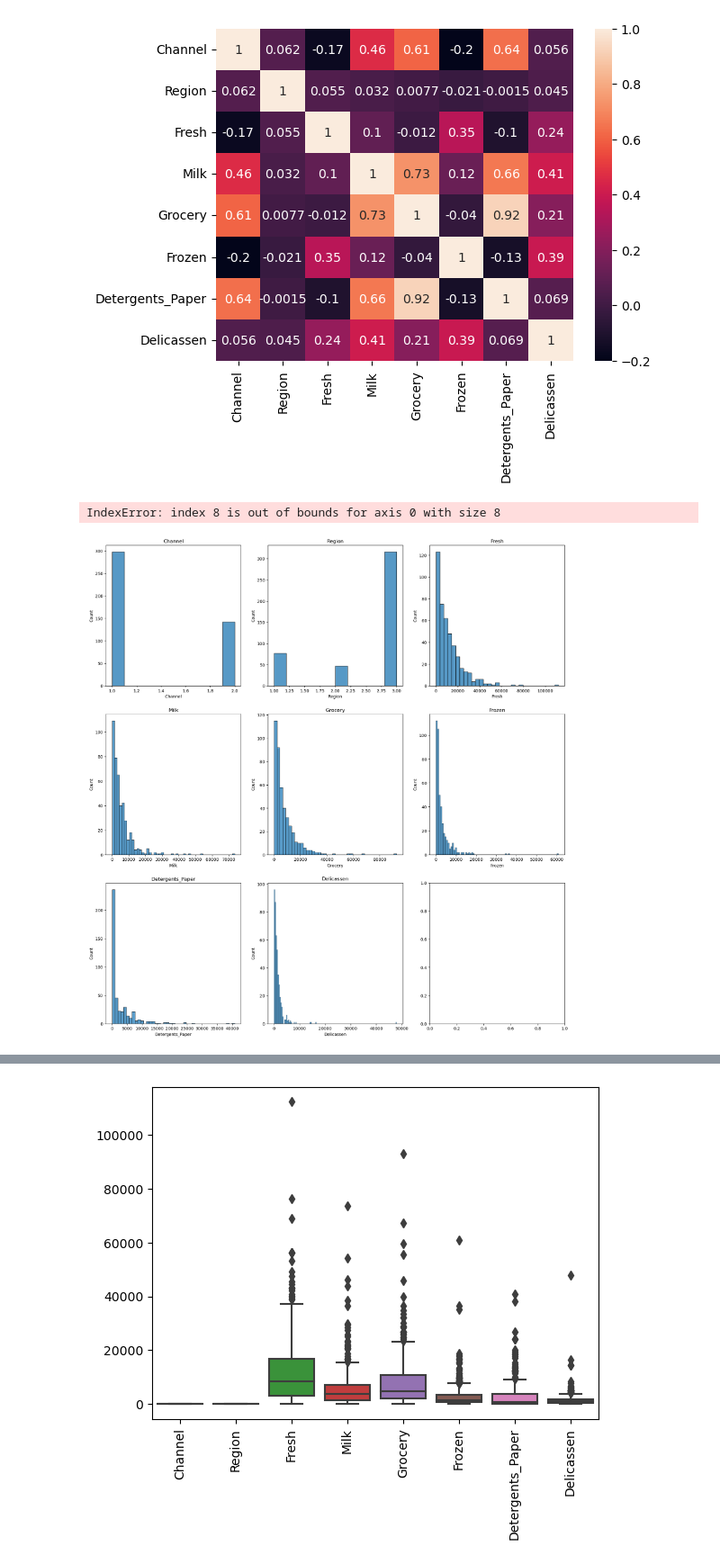
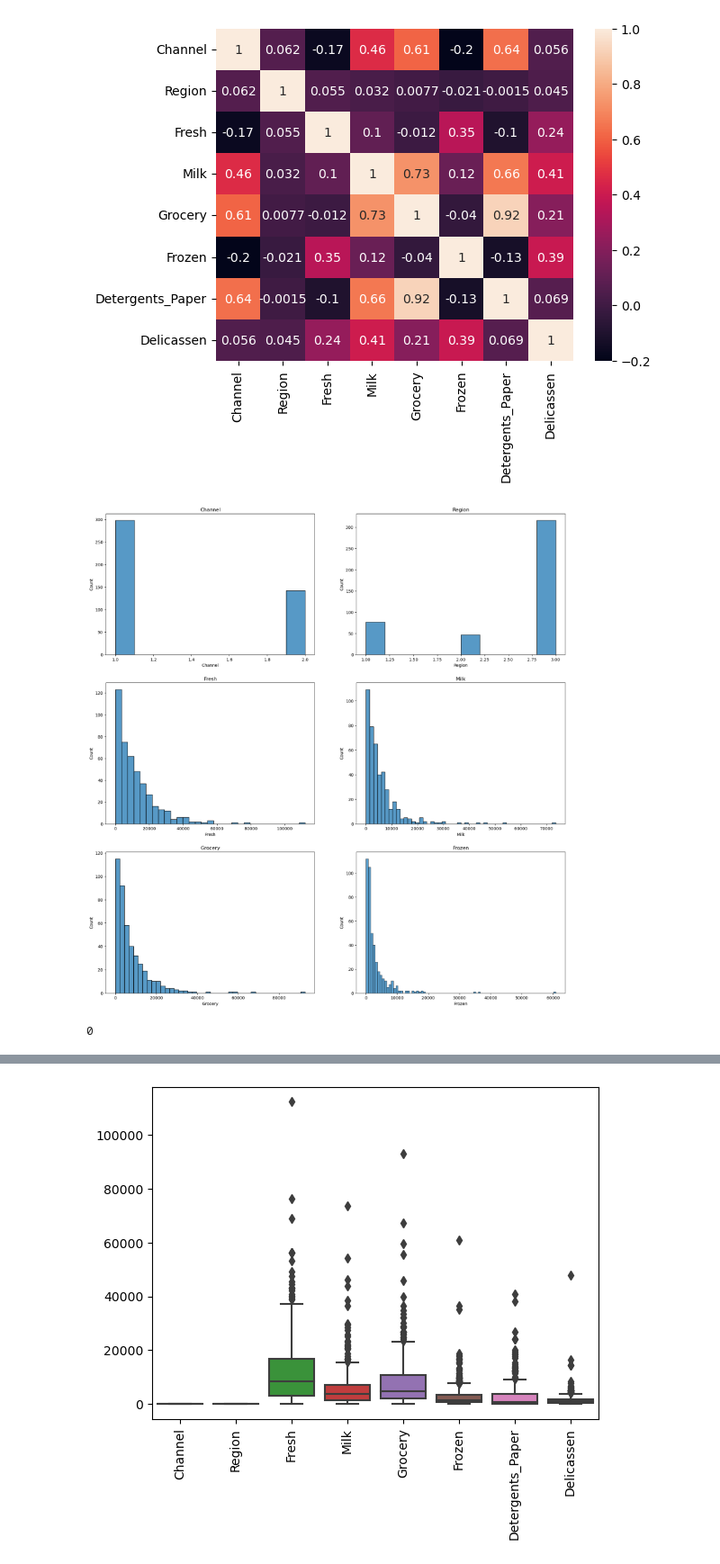
Before and after one commit to YuChenHeMTL/ML-Unsupervised-Learning, a Jupyter notebook: Unsupervised Learning - Project.ipynb, the cells around one changed output, grey strips where cells are left out. Shown: that part at 90% size. Saved outputs shown, nothing was run; the diff lists cells and outputs as text; code cells hidden in the pictures.

```diff
--- a/Unsupervised Learning - Project.ipynb
+++ b/Unsupervised Learning - Project.ipynb
@@ -54,13 +56,18 @@ plt.show()
 # %% [output]
 [figure]
 # %%
+# determine skewness
 def grouphist(columns):
-    fig, axs = plt.subplots(nrows=math.ceil(len(columns) / 3), ncols=3, figsize=(20, math.ceil(len(columns) / 3) * 7))
+    fig, axs = plt.subplots(nrows=math.ceil(len(columns) / 3), ncols=3 if len(columns) % 3 == 0 else 2, figsize=(20, math.ceil(len(columns) / 3) * 7))
     for idx, ax in enumerate(axs.flatten()):
         sns.histplot(df[columns[idx]], ax=ax)
         ax.set_title(columns[idx])
     plt.show()
 grouphist(df.columns)
 # %% [output]
-IndexError: index 8 is out of bounds for axis 0 with size 8
-[figure, old version]
+[figure, new version]
+# %%
+# drop duplicates
+df.duplicated().sum()
+# %% [output]
+0
```
Also changed, not shown: parts of 19 cells of this notebook.
